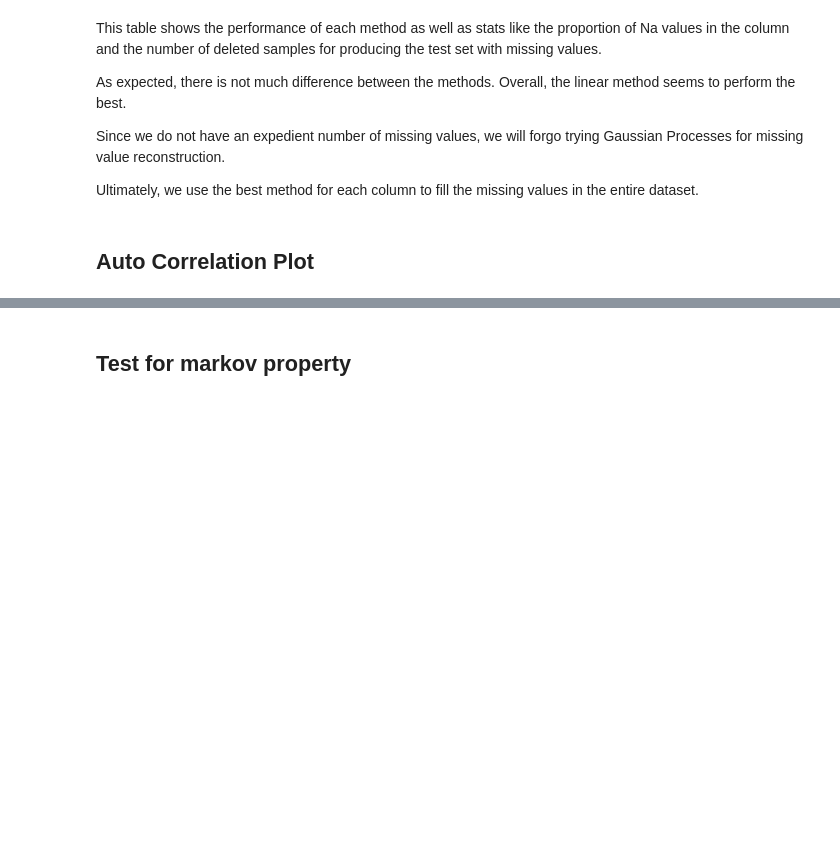
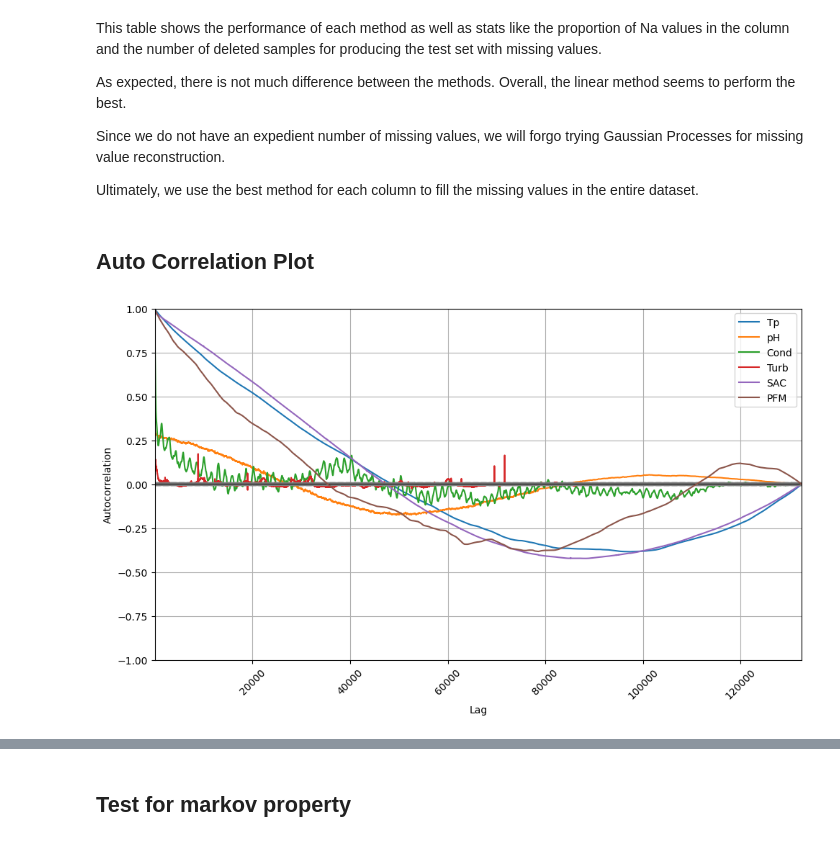
Before and after one commit to llamadeus/ai-industry, a Jupyter notebook: notebooks/explore.ipynb, the cells around one changed output, grey strips where cells are left out. Drawn from its saved outputs; the diff is of its cells as text; code cells hidden in the pictures; blank space fills up the shorter version.

Commit message:
add(correlations): autocorrelation plot and pearson correlation matrix

```diff
--- a/notebooks/explore.ipynb
+++ b/notebooks/explore.ipynb
@@ -284,0 +294,5 @@ Ultimately, we use the best method for each column to fill the missing values in
+# %%
+%%capture --no-display expensive_output
+util.plot_multiple_autocorrelations([filleddata[c] for c in filleddata.columns], figsize)
+# %% [output]
+[figure, added]
```
Also changed, not shown: parts of 9 cells of this notebook, 1 other file.
